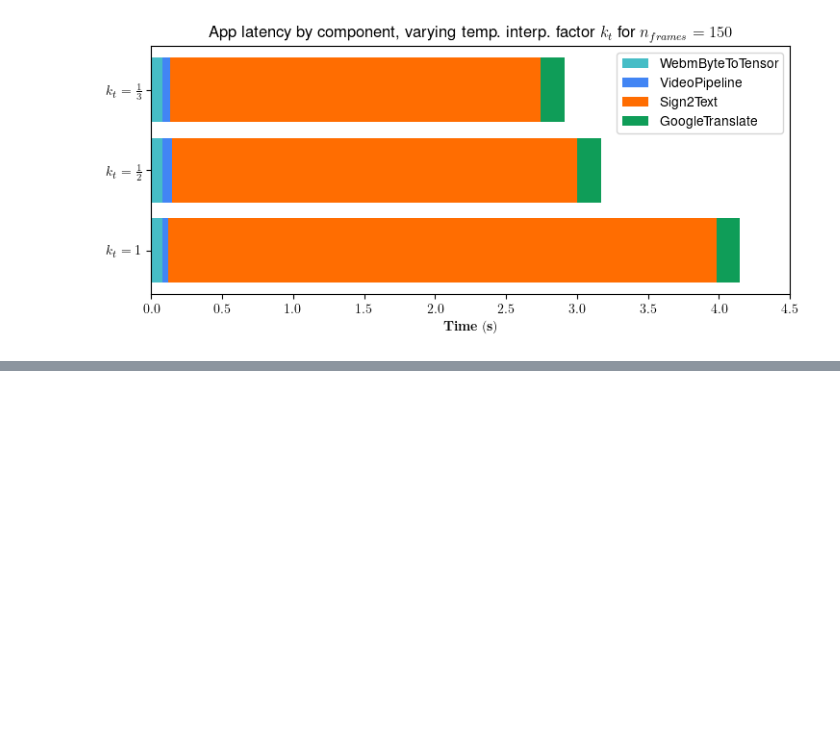
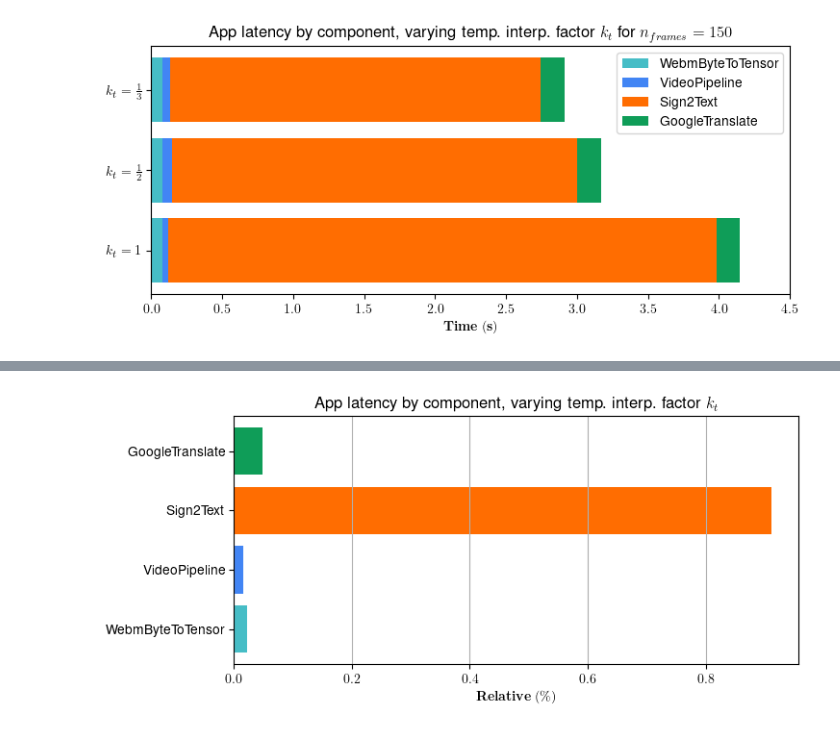
Before and after one commit to SignLanguage2Speech/SLTServer, a Jupyter notebook: perf_analysis_experiments.ipynb, the cells around one changed output, grey strips where cells are left out. Saved outputs shown, nothing was run; the diff lists cells and outputs as text; code cells hidden in the pictures; blank space fills up the shorter version.

```diff
--- a/perf_analysis_experiments.ipynb
+++ b/perf_analysis_experiments.ipynb
@@ -221,0 +220,16 @@ plt.savefig("waterfall_diagram_v3.png")
+# %%
+s2t_pipeline_times_percentage = np.array([s2t_pipeline_times[i,:] / x for i,x in enumerate(np.sum(s2t_pipeline_times,axis=1))])
+s2t_pipeline_times_percentage_mean = np.mean(s2t_pipeline_times_percentage, axis=0)
+
+plots = [plt.barh(["WebmByteToTensor", "VideoPipeline", "Sign2Text", "GoogleTranslate"], s2t_pipeline_times_percentage_mean, color=color_map)]
+
+plt.grid(axis="x")
+plt.xlabel("$\mathbf{Relative~(\%)}$")
+# plt.xticks([x*0.1 for x in range(10+1)])
+# plt.xticks([x*0.1 for x in range(10+1)])
+
+plt.title("App latency by component, varying temp. interp. factor $k_t$")
+plt.show()
+# plt.savefig("waterfall_diagram_v3.png")
+# %% [output]
+[figure, added]
```
Also changed, not shown: parts of 31 cells of this notebook, 9 other files.
